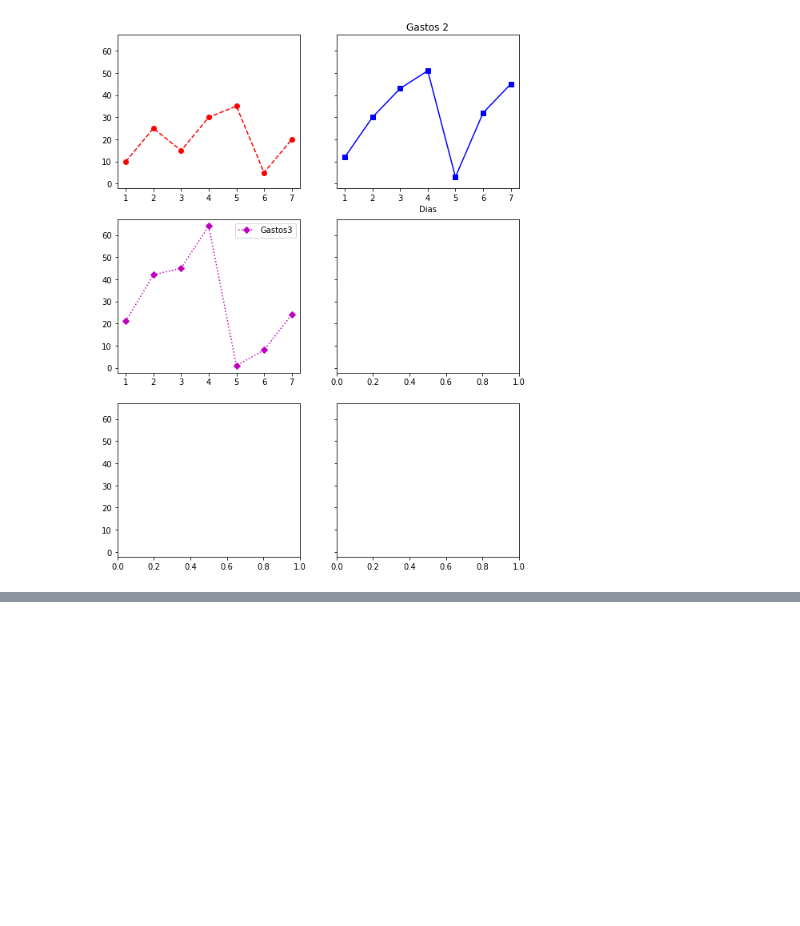
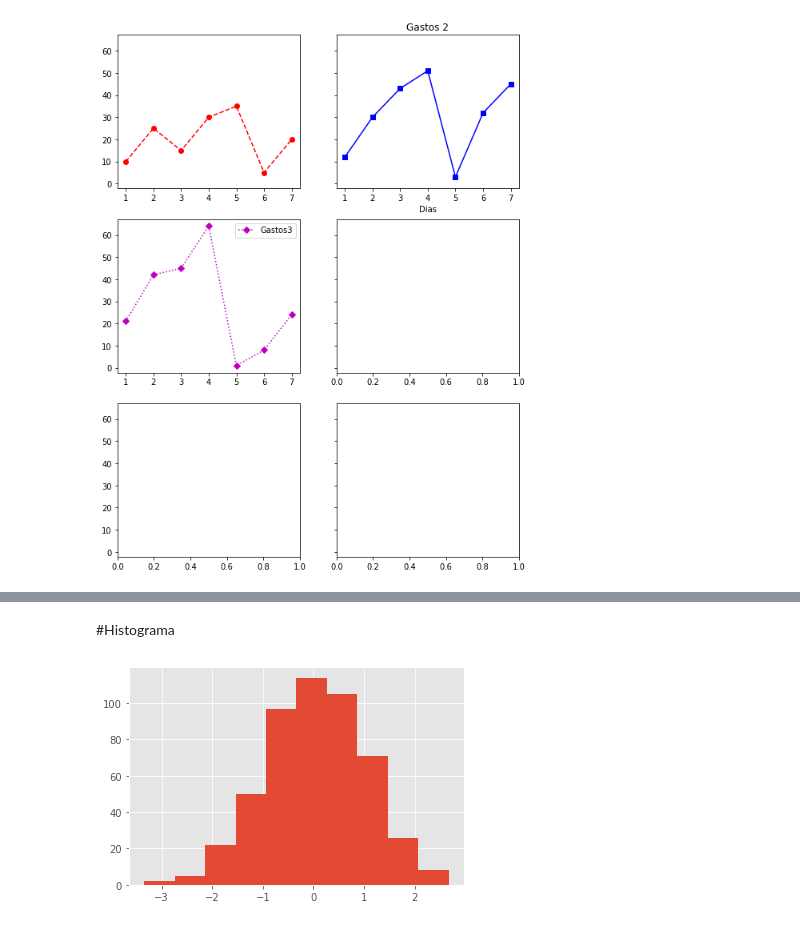
Before and after one commit to josecodetech/matplotlib, a Jupyter notebook: matplotlib.ipynb, the cells around one changed output, grey strips where cells are left out. Saved outputs shown, nothing was run; the diff lists cells and outputs as text; code cells hidden in the pictures; blank space fills up the shorter version.

```diff
--- a/matplotlib.ipynb
+++ b/matplotlib.ipynb
@@ -113,0 +145,8 @@ plt.show()
+# %% [markdown]
+#Histograma
+# %%
+datos = np.random.randn(500)
+plt.hist(datos)
+plt.show()
+# %% [output]
+[figure, added]
```
Also changed, not shown: parts of 9 cells of this notebook.
